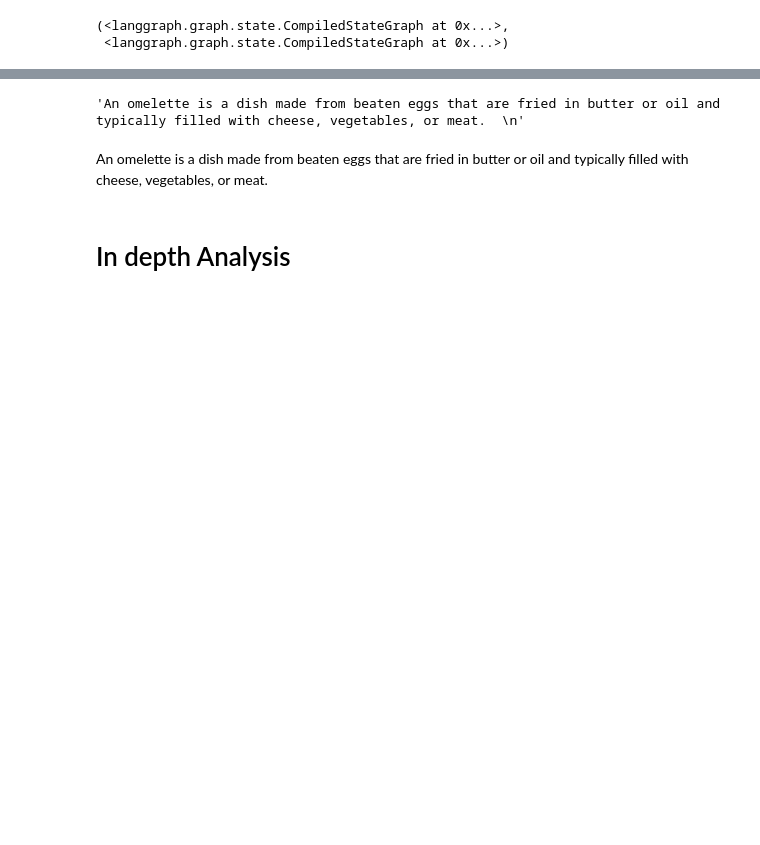
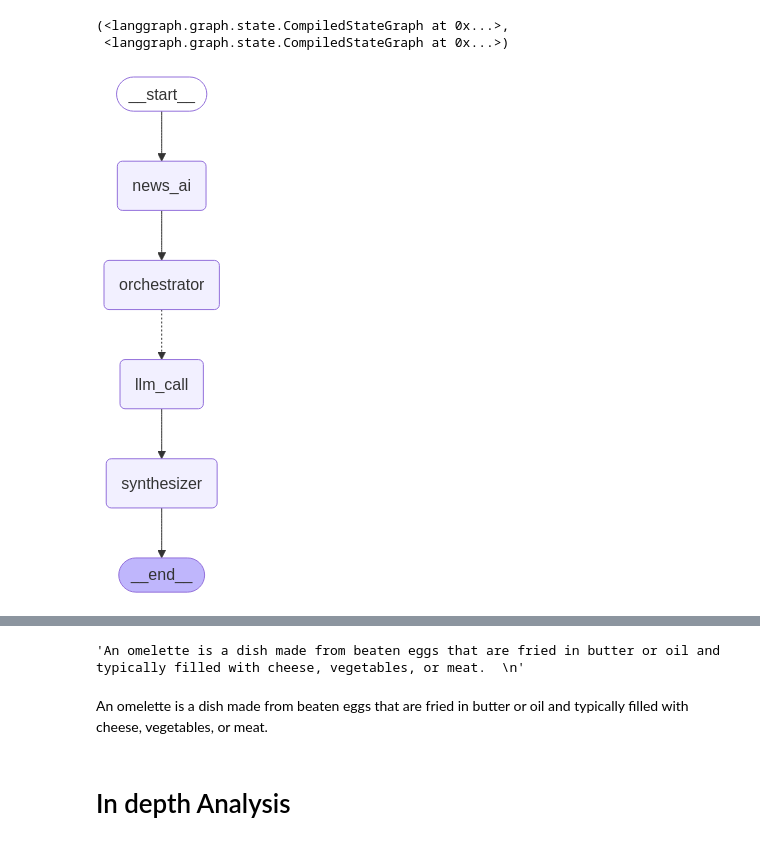
Before and after one commit to Darshan922000/News-Gram, a Jupyter notebook: main/news_ai.ipynb, the cells around one changed output, grey strips where cells are left out. Saved outputs shown, nothing was run; the diff lists cells and outputs as text; code cells hidden in the pictures; blank space fills up the shorter version.

```diff
--- a/main/news_ai.ipynb
+++ b/main/news_ai.ipynb
@@ -483,6 +548,8 @@ from typing import Annotated, Sequence
 from typing_extensions import TypedDict
 from langchain_core.messages import BaseMessage
 from langgraph.graph.message import add_messages
+from datetime import datetime, timedelta
+import re
 
 class ExplainerState(TypedDict):
     question: str
@@ -502,6 +569,25 @@ class WorkerState(TypedDict):
     completed_sections: Annotated[list, operator.add]
 
 # Nodes
+def convert_to_datetime(relative_time):
+    now = datetime.now()
+
+    if "minute" in relative_time:
+        minutes = int(re.search(r"(\d+)", relative_time).group(1))
+        return now - timedelta(minutes=minutes)
+    elif "hour" in relative_time:
+        hours = int(re.search(r"(\d+)", relative_time).group(1))
+        return now - timedelta(hours=hours)
+    elif "day" in relative_time:
+        days = int(re.search(r"(\d+)", relative_time).group(1))
+        return now - timedelta(days=days)
+    else:
+        # Fallback to now if unrecognized format
+        return now
+
+def sort_news_by_date(news_list):
+    return sorted(news_list, key=lambda x: convert_to_datetime(x['date']), reverse=True)
+
 def google_news(topic: str):
     search = GoogleSerperAPIWrapper(type="news", tbs="qdr:h24")
     results = search.results(topic)
@@ -512,8 +598,9 @@ def google_news(topic: str):
             if key in news:
                 del news[key]
 
-    #pprint.pp(results)
-    return results['news']
+    news_list = results['news']
+    sorted_news = sort_news_by_date(news_list)
+    return sorted_news
 
 def news(topic: str):
     g_news = google_news(topic)
@@ -681,6 +771,10 @@ graph, graph_2
 # %% [output]
 (<langgraph.graph.state.CompiledStateGraph at 0x...>,
  <langgraph.graph.state.CompiledStateGraph at 0x...>)
+# %%
+graph
+# %% [output]
+[figure, added]
 # %%
 # Invoke
 response = graph.invoke({"news_topic": "Pierre Poilievre"})
```
Also changed, not shown: parts of 9 cells of this notebook, 9 other files.
